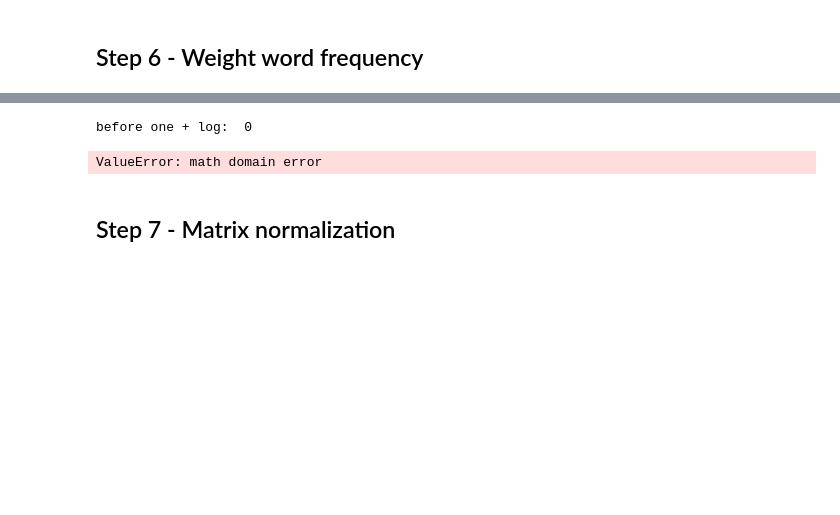
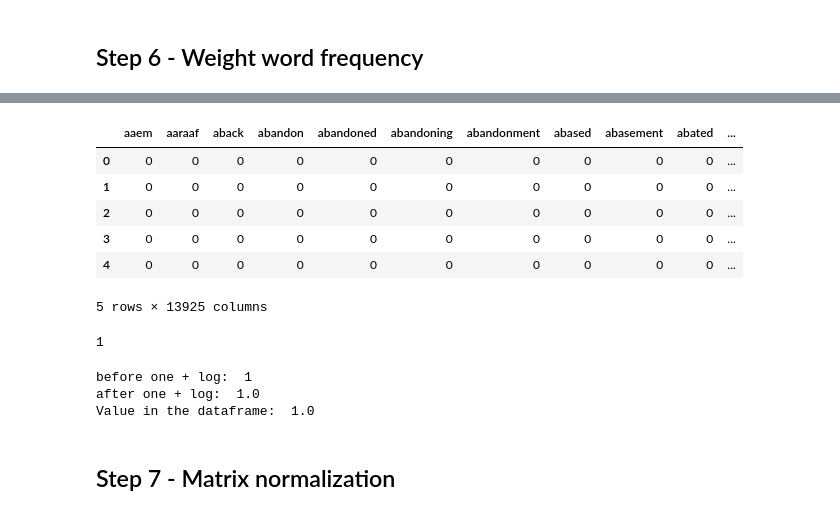
Before and after one commit to Erin-c/fun_data_set, a Jupyter notebook: vector_space_model _fun_data_set.ipynb, the cells around one changed output, grey strips where cells are left out. Cells and saved outputs as stored; diff of their text form; code cells hidden in the pictures; blank space fills up the shorter version.

```diff
--- a/vector_space_model _fun_data_set.ipynb
+++ b/vector_space_model _fun_data_set.ipynb
@@ -347,16 +380,31 @@ def one_plus_log(cell):
 # %%
 # 6) use the "applymap" function of the dataframe to apply the function
 # above to each cell of the table
 df_log = df.applymap(one_plus_log)
+
+df.head()
+# %% [output]
+|  | aaem | aaraaf | aback | abandon | abandoned | abandoning | abandonment | abased | abasement | abated | ... |
+| 0 | 0 | 0 | 0 | 0 | 0 | 0 | 0 | 0 | 0 | 0 | ... |
+| 1 | 0 | 0 | 0 | 0 | 0 | 0 | 0 | 0 | 0 | 0 | ... |
+| 2 | 0 | 0 | 0 | 0 | 0 | 0 | 0 | 0 | 0 | 0 | ... |
+| 3 | 0 | 0 | 0 | 0 | 0 | 0 | 0 | 0 | 0 | 0 | ... |
+| 4 | 0 | 0 | 0 | 0 | 0 | 0 | 0 | 0 | 0 | 0 | ... |
+5 rows × 13925 columns
+# %%
+print(df.loc[0, 'heart'])
+# %% [output]
+1
 # %%
 # 7) check that the numbers in the resulting matrix look accurate;
 # print the value before and after applying the function above
-print("before one + log: ", df.loc[0,'students'])
-print("after one + log: ", 1 + math.log(df.loc[0,'students']))
-print("Value in the dataframe: ", df_log.loc[0,'students'])
+print("before one + log: ", df.loc[0,'heart'])
+print("after one + log: ", 1 + math.log(df.loc[0,'heart']))
+print("Value in the dataframe: ", df_log.loc[0,'heart'])
 # %% [output]
-before one + log:  0
+before one + log:  1
+after one + log:  1.0
+Value in the dataframe:  1.0
-ValueError: math domain error
 # %% [markdown]
 ## Step 7 - Matrix normalization
 # %%
```
Also changed, not shown: parts of 32 cells of this notebook, 8 other files.
